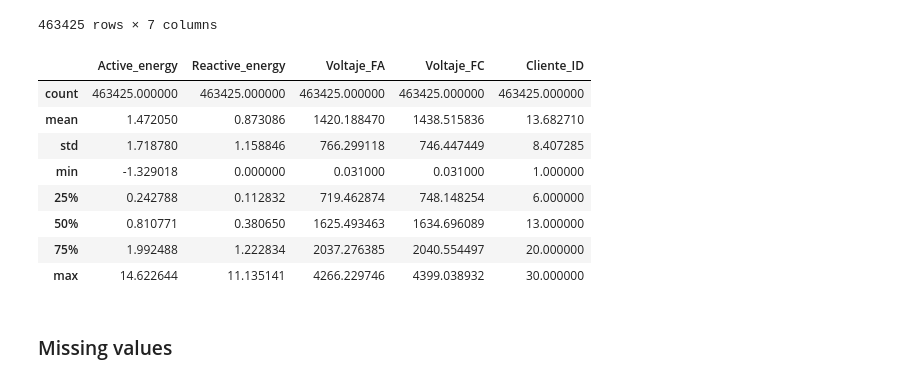
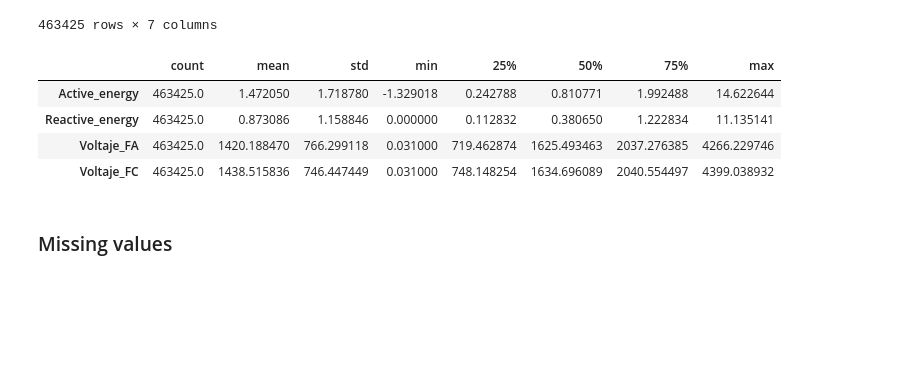
Before and after one commit to elkindavid/Electrodunas, a Jupyter notebook: Electrodunas.ipynb, the cells around one changed output. Saved outputs shown, nothing was run; the diff lists cells and outputs as text; code cells hidden in the pictures; blank space fills up the shorter version.

```diff
--- a/Electrodunas.ipynb
+++ b/Electrodunas.ipynb
@@ -71,17 +95,13 @@ df_resultado
 | 463424 | 2023-04-01 00:00:00 | 0.116714 | 0.423774 | 1066.966043 | 970.530817 | 9 | Cultivo de Árboles Frutales y Nueces |
 463425 rows × 7 columns
 # %%
-df_resultado.describe()
+df_resultado[['Active_energy','Reactive_energy','Voltaje_FA','Voltaje_FC']].describe().T
 # %% [output]
-|  | Active_energy | Reactive_energy | Voltaje_FA | Voltaje_FC | Cliente_ID |
-| count | 463425.000000 | 463425.000000 | 463425.000000 | 463425.000000 | 463425.000000 |
-| mean | 1.472050 | 0.873086 | 1420.188470 | 1438.515836 | 13.682710 |
-| std | 1.718780 | 1.158846 | 766.299118 | 746.447449 | 8.407285 |
-| min | -1.329018 | 0.000000 | 0.031000 | 0.031000 | 1.000000 |
-| 25% | 0.242788 | 0.112832 | 719.462874 | 748.148254 | 6.000000 |
-| 50% | 0.810771 | 0.380650 | 1625.493463 | 1634.696089 | 13.000000 |
-| 75% | 1.992488 | 1.222834 | 2037.276385 | 2040.554497 | 20.000000 |
-| max | 14.622644 | 11.135141 | 4266.229746 | 4399.038932 | 30.000000 |
+|  | count | mean | std | min | 25% | 50% | 75% | max |
+| Active_energy | 463425.0 | 1.472050 | 1.718780 | -1.329018 | 0.242788 | 0.810771 | 1.992488 | 14.622644 |
+| Reactive_energy | 463425.0 | 0.873086 | 1.158846 | 0.000000 | 0.112832 | 0.380650 | 1.222834 | 11.135141 |
+| Voltaje_FA | 463425.0 | 1420.188470 | 766.299118 | 0.031000 | 719.462874 | 1625.493463 | 2037.276385 | 4266.229746 |
+| Voltaje_FC | 463425.0 | 1438.515836 | 746.447449 | 0.031000 | 748.148254 | 1634.696089 | 2040.554497 | 4399.038932 |
 # %% [markdown]
 ### Missing values
 # %%
```
Also changed, not shown: parts of 10 cells of this notebook.
